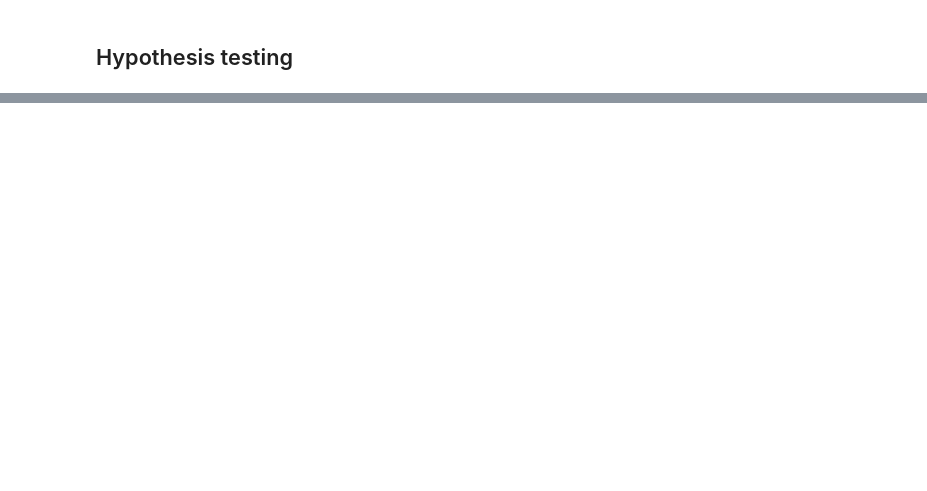
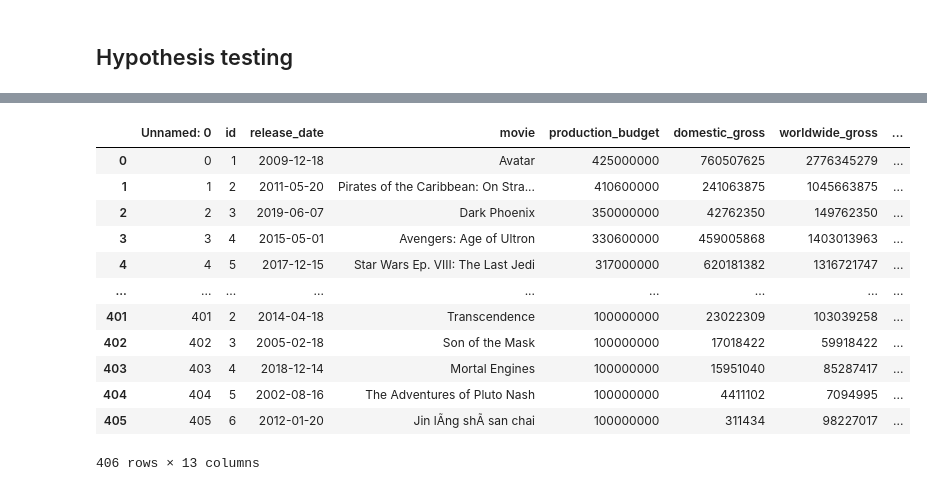
Before and after one commit to Psyluxxx/Movie-Studio-EDA, a Jupyter notebook: Franko/Analysis_of_Movie_Data.ipynb, the cells around one changed output, grey strips where cells are left out. Cells and saved outputs as stored; diff of their text form; code cells hidden in the pictures; blank space fills up the shorter version.

```diff
--- a/Franko/Analysis_of_Movie_Data.ipynb
+++ b/Franko/Analysis_of_Movie_Data.ipynb
@@ -175,0 +183,18 @@ This tells us a decent amount about what his films are capable of however its be
+# %%
+# Filtering for high budget blockbuster movies
+high_budgets = budgets[budgets['production_budget'] >= 100000000]
+high_budgets
+# %% [output]
+|  | Unnamed: 0 | id | release_date | movie | production_budget | domestic_gross | worldwide_gross | ... |
+| 0 | 0 | 1 | 2009-12-18 | Avatar | 425000000 | 760507625 | 2776345279 | ... |
+| 1 | 1 | 2 | 2011-05-20 | Pirates of the Caribbean: On Stra... | 410600000 | 241063875 | 1045663875 | ... |
+| 2 | 2 | 3 | 2019-06-07 | Dark Phoenix | 350000000 | 42762350 | 149762350 | ... |
+| 3 | 3 | 4 | 2015-05-01 | Avengers: Age of Ultron | 330600000 | 459005868 | 1403013963 | ... |
+| 4 | 4 | 5 | 2017-12-15 | Star Wars Ep. VIII: The Last Jedi | 317000000 | 620181382 | 1316721747 | ... |
+| ... | ... | ... | ... | ... | ... | ... | ... | ... |
+| 401 | 401 | 2 | 2014-04-18 | Transcendence | 100000000 | 23022309 | 103039258 | ... |
+| 402 | 402 | 3 | 2005-02-18 | Son of the Mask | 100000000 | 17018422 | 59918422 | ... |
+| 403 | 403 | 4 | 2018-12-14 | Mortal Engines | 100000000 | 15951040 | 85287417 | ... |
+| 404 | 404 | 5 | 2002-08-16 | The Adventures of Pluto Nash | 100000000 | 4411102 | 7094995 | ... |
+| 405 | 405 | 6 | 2012-01-20 | Jin lÃ­ng shÃ­ san chai | 100000000 | 311434 | 98227017 | ... |
+406 rows × 13 columns
```
Also changed, not shown: parts of 11 cells of this notebook.
